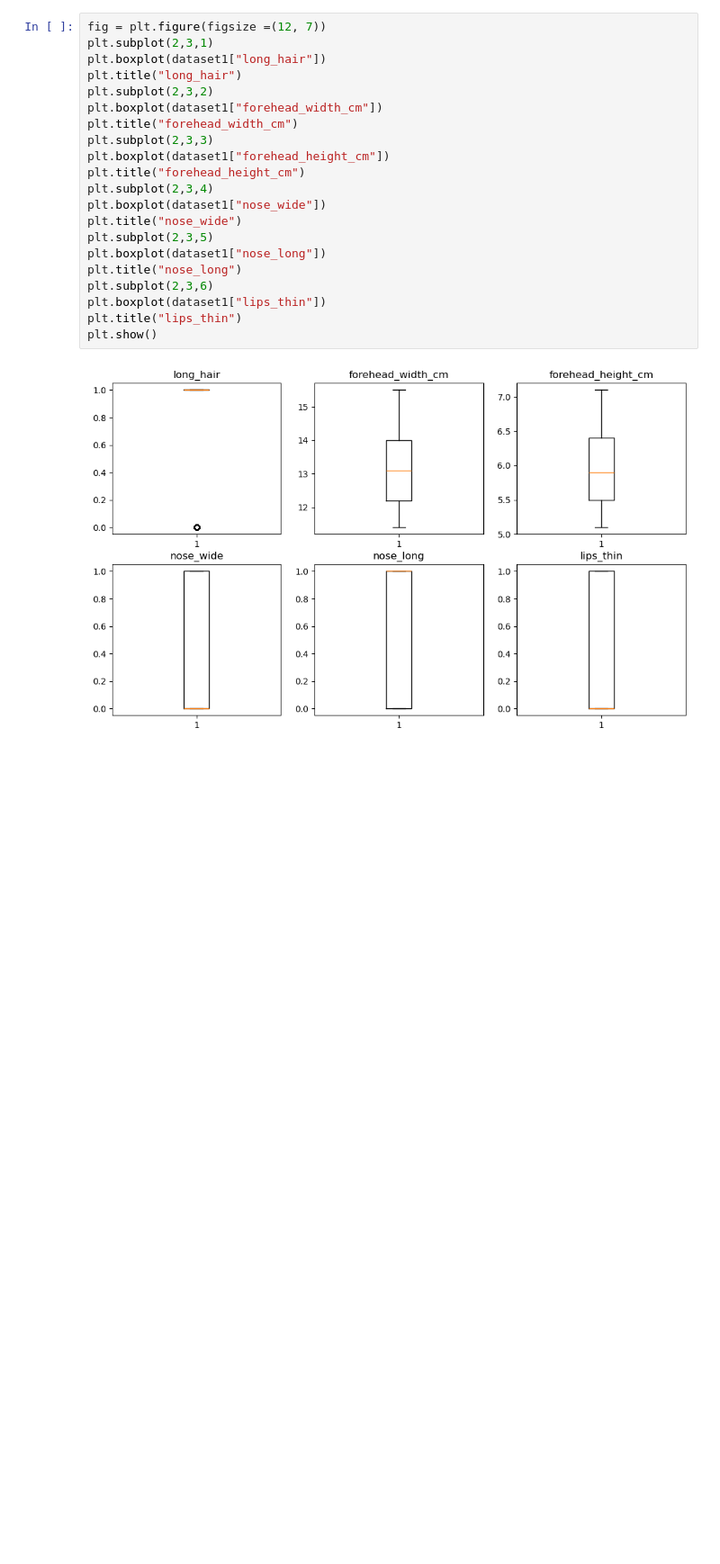
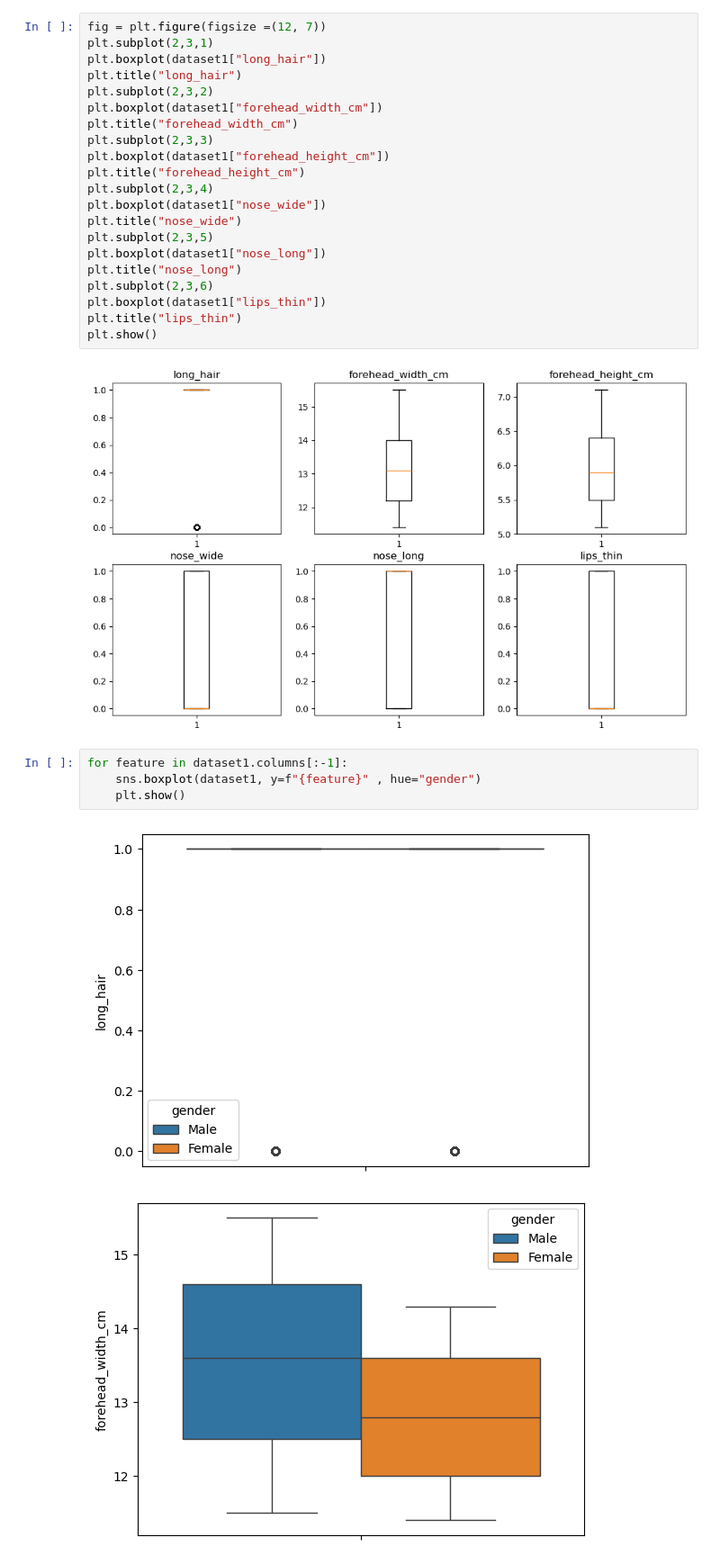
Before and after one commit to amirhoprogrammer/machine-learngender, a Jupyter notebook: last edition/boxplot.ipynb, the cells around one changed output. Shown at 90% size. Drawn from its saved outputs; the diff is of its cells as text; blank space fills up the shorter version.

Commit message:
add boxplot

```diff
--- a/last edition/boxplot.ipynb
+++ b/last edition/boxplot.ipynb
@@ -70,3 +70,10 @@ plt.title("lips_thin")
 plt.show()
 # %% [output]
 [figure]
+# %%
+for feature in dataset1.columns[:-1]:
+    sns.boxplot(dataset1, y=f"{feature}" , hue="gender")
+    plt.show()
+# %% [output]
+[figure, added]
+[figure, added]
```
Also changed, not shown: parts of 1 cell of this notebook.
